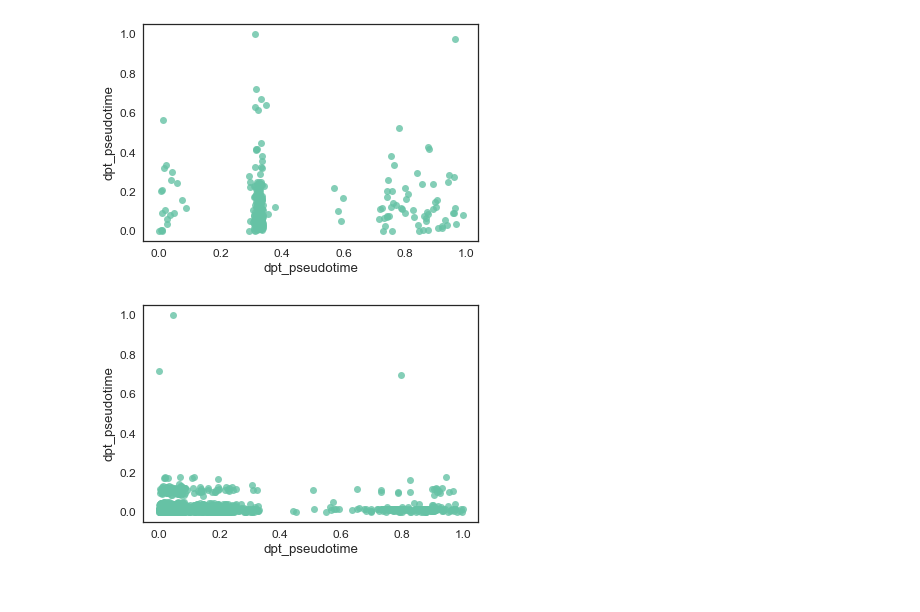
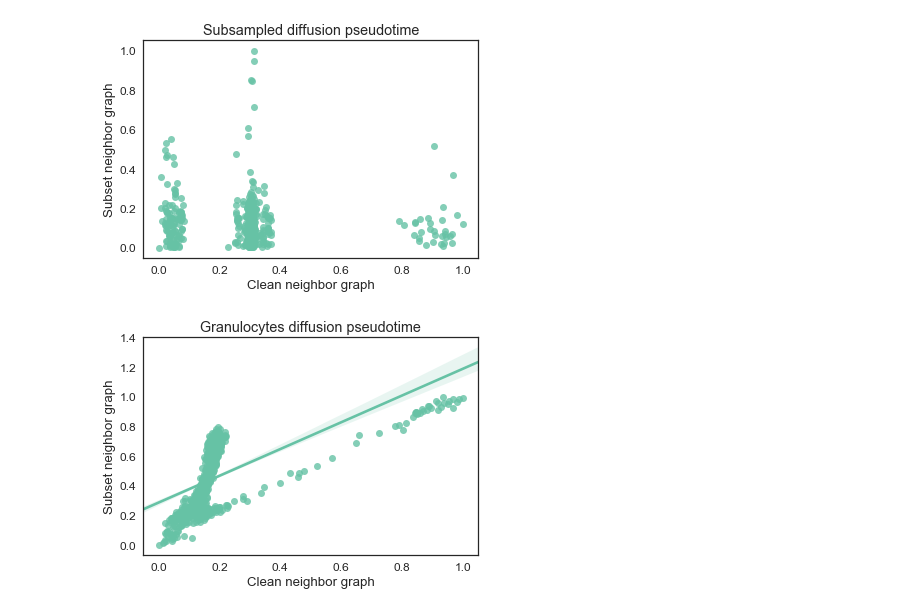
Before and after one commit to chanzuckerberg/cellxgene-compbio-methods, a Jupyter notebook: tabula-muris/neighbor-subgraph-compare.ipynb, the cells around one changed output. Drawn from its saved outputs; the diff is of its cells as text; code cells hidden in the pictures.

Commit message:
Full workup of neighbor graph subsetting (i.e., how "wrong" is it?)

```diff
--- a/tabula-muris/neighbor-subgraph-compare.ipynb
+++ b/tabula-muris/neighbor-subgraph-compare.ipynb
@@ -166,0 +172,8 @@ None None
+# %%
+## choose a random root for dpt pseudotime that is present in all three datasets
+random_shared_root = random.choice(get_shared_cellnames(subsampled_clean, gran_clean))
+run_analysis(full, random_shared_root)
+run_analysis(subsampled_subset, random_shared_root)
+run_analysis(subsampled_clean, random_shared_root)
+run_analysis(gran_subset, random_shared_root)
+run_analysis(gran_clean, random_shared_root)
@@ -247,7 +242,7 @@ plot_umap(bcell_subset, colorby='louvain', title='Bcells - subset neighbor graph
 # %%
 ## Compare effects on dpt
 
-def compare_pseudotime(adata1, adata2):
+def compare_pseudotime(adata1, adata2, title=None):
 
     shared_cells = get_shared_cellnames(adata1, adata2)
     random_start = random.choice(shared_cells)
@@ -265,9 +260,15 @@ def compare_pseudotime(adata1, adata2):
     dpt1 = pd.Series(adata1.obs['dpt_pseudotime'], index=adata1.obs_names)
     dpt2 = pd.Series(adata2.obs['dpt_pseudotime'], index=adata2.obs_names)
 
-    sns.regplot(dpt1[shared_cells], dpt2[shared_cells])
+    ax = sns.regplot(dpt1[shared_cells], dpt2[shared_cells])
+    ax.set_xlabel('Clean neighbor graph')
+    ax.set_ylabel('Subset neighbor graph')
+
+    if title:
+        ax.set_title(title)
+
     plt.show()
 
-compare_pseudotime(small_clean, small_subset)
-compare_pseudotime(bcell_clean, bcell_subset)
+compare_pseudotime(subsampled_clean, subsampled_subset, 'Subsampled diffusion pseudotime')
+compare_pseudotime(gran_clean, gran_subset, 'Granulocytes diffusion pseudotime')
 # %% [output]
@@ -275,3 +275,3 @@ WARNING: Transition matrix has many disconnected components!
-[figure, old version]
+[figure, new version]
-[figure, old version]
+[figure, new version]
 # %%
```
Also changed, not shown: parts of 13 cells of this notebook.
